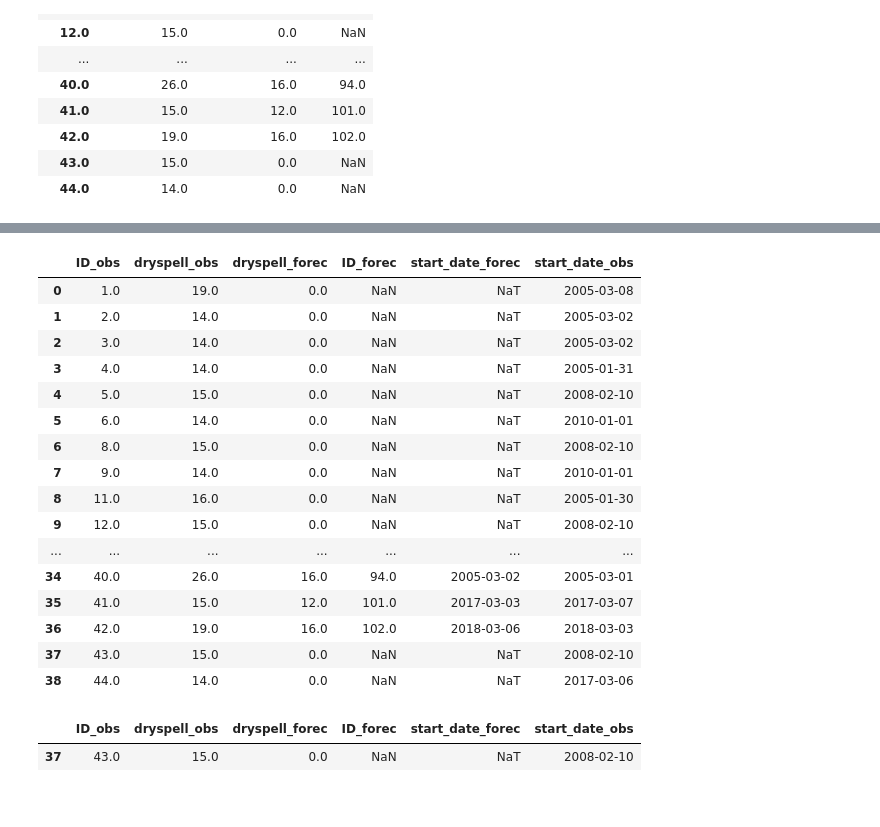
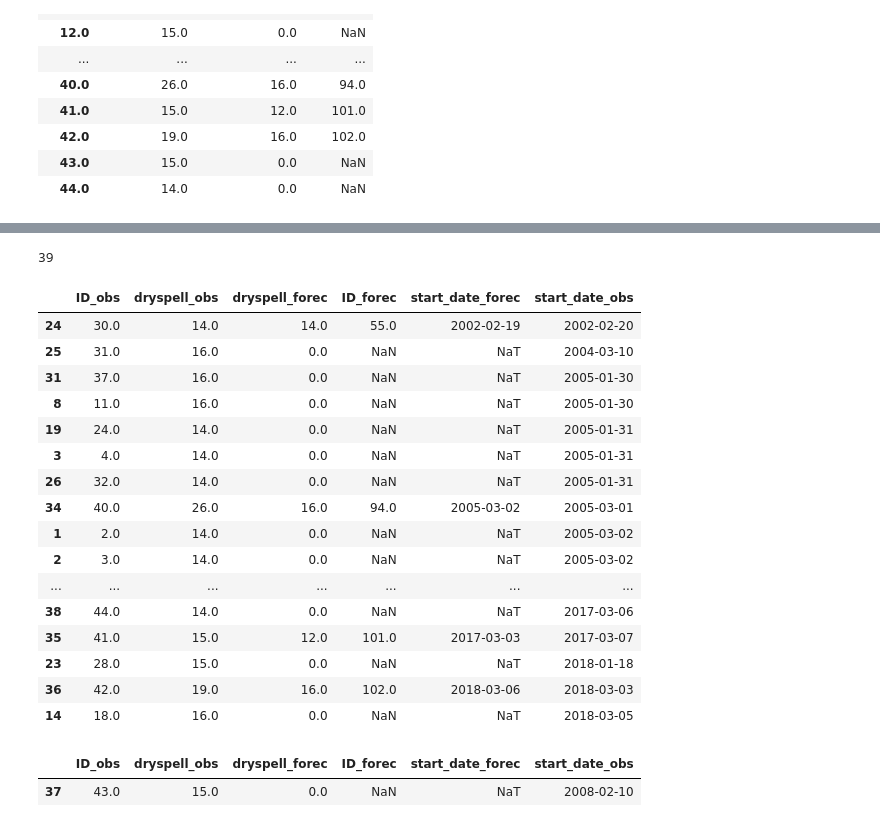
Before and after one commit to OCHA-DAP/pa-anticipatory-action, a Jupyter notebook: analyses/malawi/notebooks/mwi_chirpsgefs_corr_dryspells.ipynb, the cells around one changed output, grey strips where cells are left out. Saved outputs shown, nothing was run; the diff lists cells and outputs as text; code cells hidden in the pictures.

Commit message:
start clean-up"

```diff
--- a/analyses/malawi/notebooks/mwi_chirpsgefs_corr_dryspells.ipynb
+++ b/analyses/malawi/notebooks/mwi_chirpsgefs_corr_dryspells.ipynb
@@ -72,7 +76,7 @@ adm2_bound_path=os.path.join(country_data_raw_dir,config.SHAPEFILE_DIR,parameter
 # %% [markdown]
 #### Load CHIRPS-GEFS data
 # %%
-hist_path=os.path.join(country_data_exploration_dir,"chirpsgefs","mwi_chirpsgefs_rainyseas_stats_mean_back.csv")
-df_chirpsgefs=pd.read_csv(hist_path)
-df_chirpsgefs["date"]=pd.to_datetime(df_chirpsgefs["date"])#.dt.to_period("d")
-df_chirpsgefs["date_forec_end"]=pd.to_datetime(df_chirpsgefs["date_forec_end"])#.dt.to_period("d")
+#ccontains several statistics per adm2-date combination since 2000
+df_chirpsgefs=pd.read_csv(chirpsgefs_stats_path)
+df_chirpsgefs["date"]=pd.to_datetime(df_chirpsgefs["date"])
+df_chirpsgefs["date_forec_end"]=pd.to_datetime(df_chirpsgefs["date_forec_end"])
@@ -83,4 +82,0 @@ df_chirpsgefs["date_forec_end"]=pd.to_datetime(df_chirpsgefs["date_forec_end"])#
-# %%
-# 15-03-2021: due to update of system, no data is available from 01-01-2020 till 05-10-2021
-# one of the versions, did include this data from another model version but according to CHCH this is not valid to use, so remove
-df_chirpsgefs=df_chirpsgefs[(df_chirpsgefs.date<="01-01-2020")|(df_chirpsgefs.date>="05-10-2020")]
@@ -170,16 +133,7 @@ for i, s in enumerate(cg_stats):
 # %% [markdown]
 #### Load observed dry spells
 # %%
-#different methodologies of computing the observed dry spells
-#set the one being used, dryspell_obs_suffix determines which file to load
-dryspell_obs_stat="mean" #"max"
-if dryspell_obs_stat=="max":
-    dryspell_obs_suffix=""
-else:
-    dryspell_obs_suffix=f"_{dryspell_obs_stat}"
-
-
-df_ds=pd.read_csv(os.path.join(country_data_processed_dir,"dry_spells",f"dry_spells_during_rainy_season_list_2000_2020{dryspell_obs_suffix}_back.csv"))
+df_ds=pd.read_csv(dry_spells_list_path)
 df_ds["dry_spell_first_date"]=pd.to_datetime(df_ds["dry_spell_first_date"])
 df_ds["dry_spell_last_date"]=pd.to_datetime(df_ds["dry_spell_last_date"])
 df_ds["year"]=df_ds.dry_spell_first_date.dt.year
@@ -206,3 +159,3 @@ df_ds
 # %%
-df_ds["dry_spell_extension"]=df_ds.dry_spell_duration-14
-print(df_ds.dry_spell_extension.sum())
+# df_ds["dry_spell_extension"]=df_ds.dry_spell_duration-14
+# print(df_ds.dry_spell_extension.sum())
@@ -1310,25 +1141,29 @@ df_obsid
 # %%
 df_obsid=df_obsid.merge(df_obs_dates[["ID_obs","start_date"]],how="left",on="ID_obs").rename(columns={"start_date":"start_date_obs"})
+# %%
+len(df_obsid)
+# %% [output]
+39
 # %%
-df_obsid
+df_obsid.sort_values("start_date_obs")
 # %% [output]
 |  | ID_obs | dryspell_obs | dryspell_forec | ID_forec | start_date_forec | start_date_obs |
-| 0 | 1.0 | 19.0 | 0.0 | NaN | NaT | 2005-03-08 |
+| 24 | 30.0 | 14.0 | 14.0 | 55.0 | 2002-02-19 | 2002-02-20 |
+| 25 | 31.0 | 16.0 | 0.0 | NaN | NaT | 2004-03-10 |
+| 31 | 37.0 | 16.0 | 0.0 | NaN | NaT | 2005-01-30 |
+| 8 | 11.0 | 16.0 | 0.0 | NaN | NaT | 2005-01-30 |
+| 19 | 24.0 | 14.0 | 0.0 | NaN | NaT | 2005-01-31 |
+| 3 | 4.0 | 14.0 | 0.0 | NaN | NaT | 2005-01-31 |
+| 26 | 32.0 | 14.0 | 0.0 | NaN | NaT | 2005-01-31 |
+| 34 | 40.0 | 26.0 | 16.0 | 94.0 | 2005-03-02 | 2005-03-01 |
 | 1 | 2.0 | 14.0 | 0.0 | NaN | NaT | 2005-03-02 |
 | 2 | 3.0 | 14.0 | 0.0 | NaN | NaT | 2005-03-02 |
-| 3 | 4.0 | 14.0 | 0.0 | NaN | NaT | 2005-01-31 |
-| 4 | 5.0 | 15.0 | 0.0 | NaN | NaT | 2008-02-10 |
-| 5 | 6.0 | 14.0 | 0.0 | NaN | NaT | 2010-01-01 |
-| 6 | 8.0 | 15.0 | 0.0 | NaN | NaT | 2008-02-10 |
-| 7 | 9.0 | 14.0 | 0.0 | NaN | NaT | 2010-01-01 |
-| 8 | 11.0 | 16.0 | 0.0 | NaN | NaT | 2005-01-30 |
-| 9 | 12.0 | 15.0 | 0.0 | NaN | NaT | 2008-02-10 |
 | ... | ... | ... | ... | ... | ... | ... |
-| 34 | 40.0 | 26.0 | 16.0 | 94.0 | 2005-03-02 | 2005-03-01 |
+| 38 | 44.0 | 14.0 | 0.0 | NaN | NaT | 2017-03-06 |
 | 35 | 41.0 | 15.0 | 12.0 | 101.0 | 2017-03-03 | 2017-03-07 |
+| 23 | 28.0 | 15.0 | 0.0 | NaN | NaT | 2018-01-18 |
 | 36 | 42.0 | 19.0 | 16.0 | 102.0 | 2018-03-06 | 2018-03-03 |
-| 37 | 43.0 | 15.0 | 0.0 | NaN | NaT | 2008-02-10 |
-| 38 | 44.0 | 14.0 | 0.0 | NaN | NaT | 2017-03-06 |
+| 14 | 18.0 | 16.0 | 0.0 | NaN | NaT | 2018-03-05 |
 # %%
 df_obsid[df_obsid.ID_obs==43]
 # %% [output]
```
Also changed, not shown: parts of 71 cells of this notebook, 1 other file.
